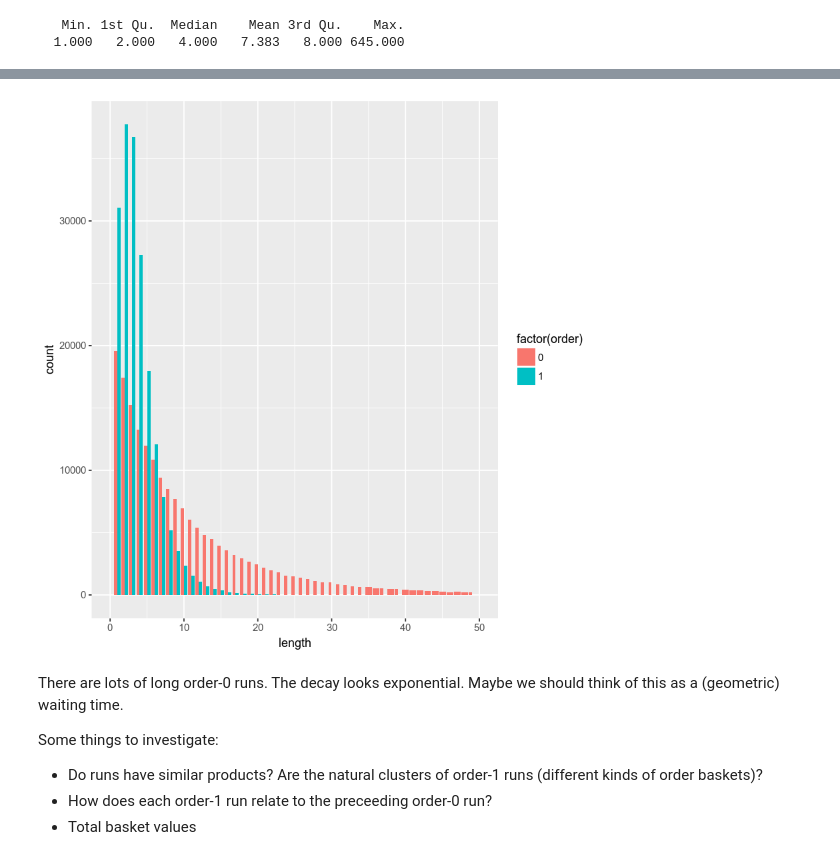
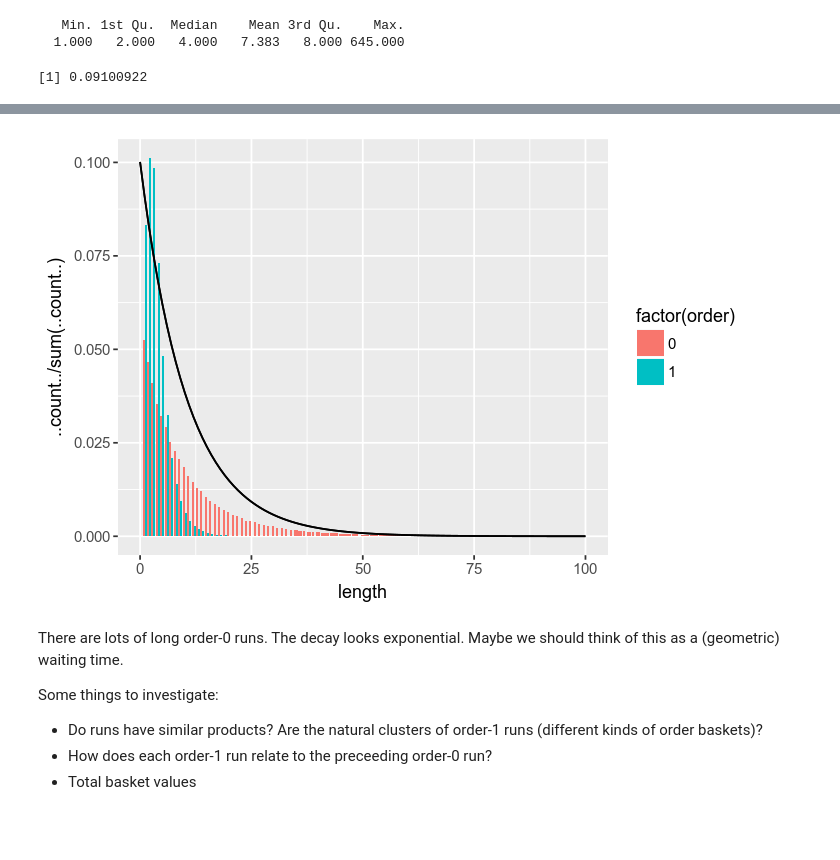
Before and after one commit to jpzhangvincent/2017DMC, a Jupyter notebook: notebooks/01-nick-data-exploration.ipynb, the cells around one changed output, grey strips where cells are left out. Drawn from its saved outputs; the diff is of its cells as text; code cells hidden in the pictures; blank space fills up the shorter version.

Commit message:
Update run length distribution notebook.

```diff
--- a/notebooks/01-nick-data-exploration.ipynb
+++ b/notebooks/01-nick-data-exploration.ipynb
@@ -10,8 +11,6 @@ library(ggplot2)
 # %%
-source("../src/data/read_dmc.R")
-
-train = read_dmc("../data/train.csv")
-items = read_dmc("../data/items.csv")
+train = read_csv("../data/raw/train.csv")
+items = read_csv("../data/raw/items.csv")
 # %%
 head(train, 10)
 # %% [output]
@@ -133,9 +133,16 @@ summary(run_df$length)
 # %% [output]
    Min. 1st Qu.  Median    Mean 3rd Qu.    Max.
   1.000   2.000   4.000   7.383   8.000 645.000
+# %%
+p = 1 / mean(run_df$length[run_df$order == 0])
+run0_pdf = function(x) p * (1 - p)^(x - 1)
+p
+# %% [output]
+[1] 0.09100922
 # %%
-plt = ggplot(run_df, aes(length, fill = factor(order))) + geom_bar(position = "dodge") + xlim(0, 50)
-ggsave("run_length.png", plt, "png", "../junk", width = 4, height = 4)
+plt = ggplot(run_df, aes(length, fill = factor(order))) + geom_bar(aes(y = ..count.. / sum(..count..)), position = "dodge") +
+    xlim(0, 100) + stat_function(fun = run0_pdf)
+#ggsave("run_length.png", plt, "png", "../junk", width = 4, height = 4)
 plt
 # %% [output]
 Warning message:
@@ -144,4 +150,4 @@ Warning message:
-[figure, old version]
+[figure, new version]
 # %% [markdown]
 There are lots of long order-0 runs. The decay looks exponential. Maybe we should think of this as a (geometric) waiting time.
 
```
Also changed, not shown: parts of 4 cells of this notebook.
